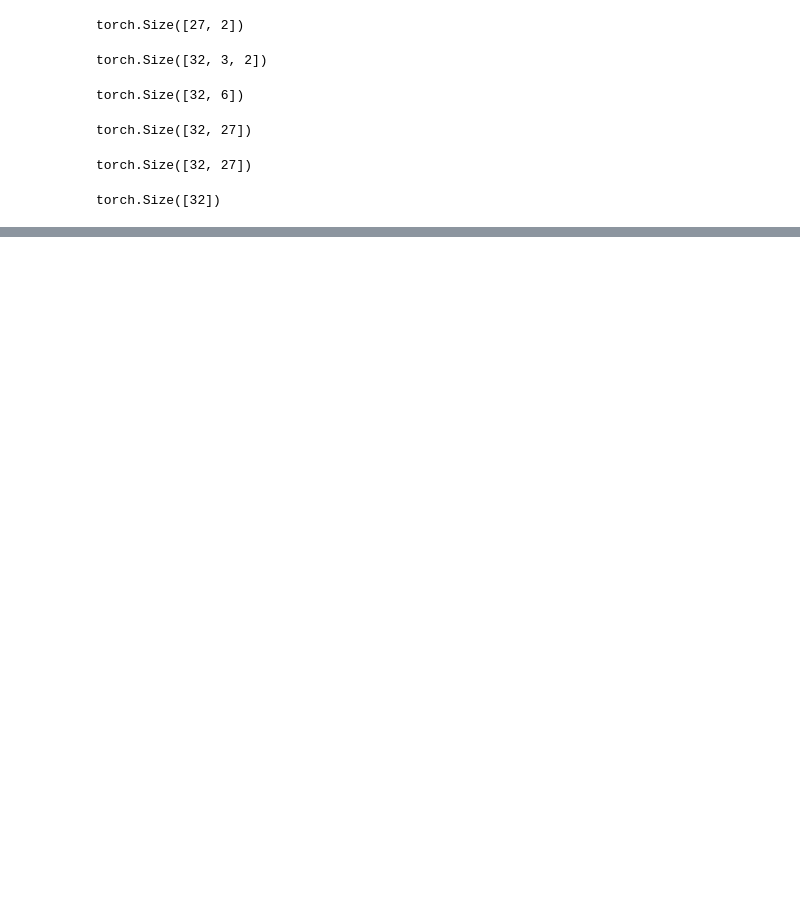
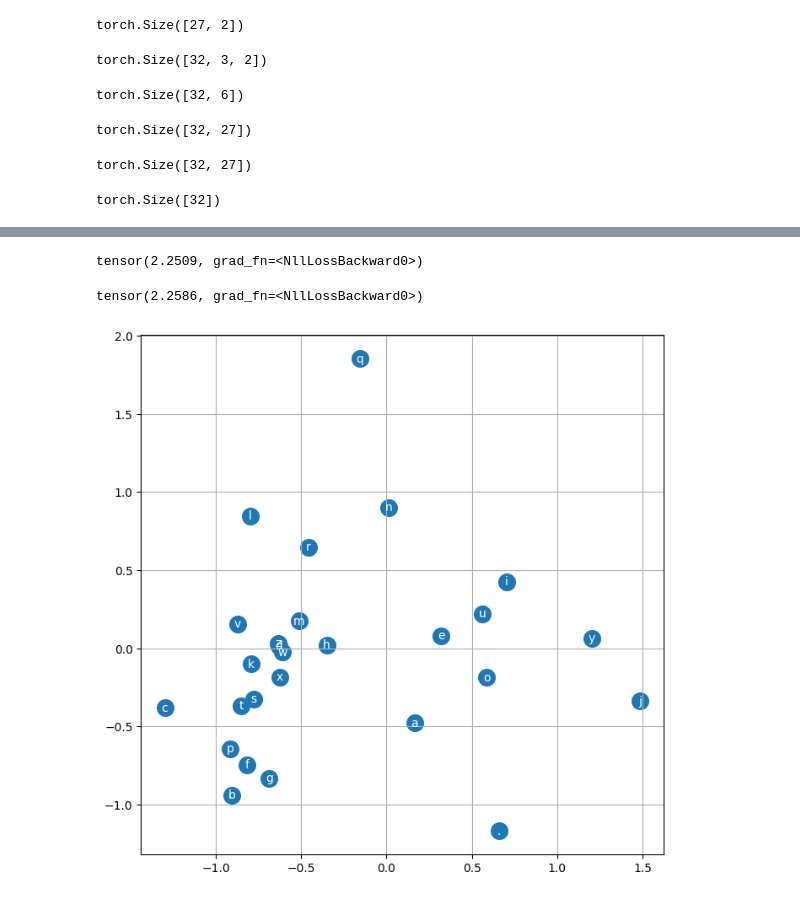
Before and after one commit to anishchhaparwal/zero_to_hero, a Jupyter notebook: 3.Neural Probabilistic_language_model.ipynb, the cells around one changed output, grey strips where cells are left out. Cells and saved outputs as stored; diff of their text form; code cells hidden in the pictures; blank space fills up the shorter version.

```diff
--- a/3.Neural Probabilistic_language_model.ipynb
+++ b/3.Neural Probabilistic_language_model.ipynb
@@ -103,0 +288,29 @@ tensor(17.5882)
+# %%
+# loss on dev set
+
+emb = C[Xdev]
+h = torch.tanh(emb.view(-1, context_window * embedding_size) @ W1 + B1)
+logits = h @ W2 + B2
+loss= torch.nn.functional.cross_entropy(logits, Ydev)
+loss
+# %% [output]
+tensor(2.2509, grad_fn=<NllLossBackward0>)
+# %%
+# loss on test set
+
+emb = C[Xte]
+h = torch.tanh(emb.view(-1, context_window * embedding_size) @ W1 + B1)
+logits = h @ W2 + B2
+loss= torch.nn.functional.cross_entropy(logits, Yte)
+loss
+# %% [output]
+tensor(2.2586, grad_fn=<NllLossBackward0>)
+# %%
+# visualize dimensions 0 and 1 of the embedding matrix C for all characters
+plt.figure(figsize=(8,8))
+plt.scatter(C[:,0].data, C[:,1].data, s=200)
+for i in range(C.shape[0]):
+    plt.text(C[i,0].item(), C[i,1].item(), itos[i], ha="center", va="center", color='white')
+plt.grid('minor')
+# %% [output]
+[figure, added]
```
Also changed, not shown: parts of 13 cells of this notebook.
